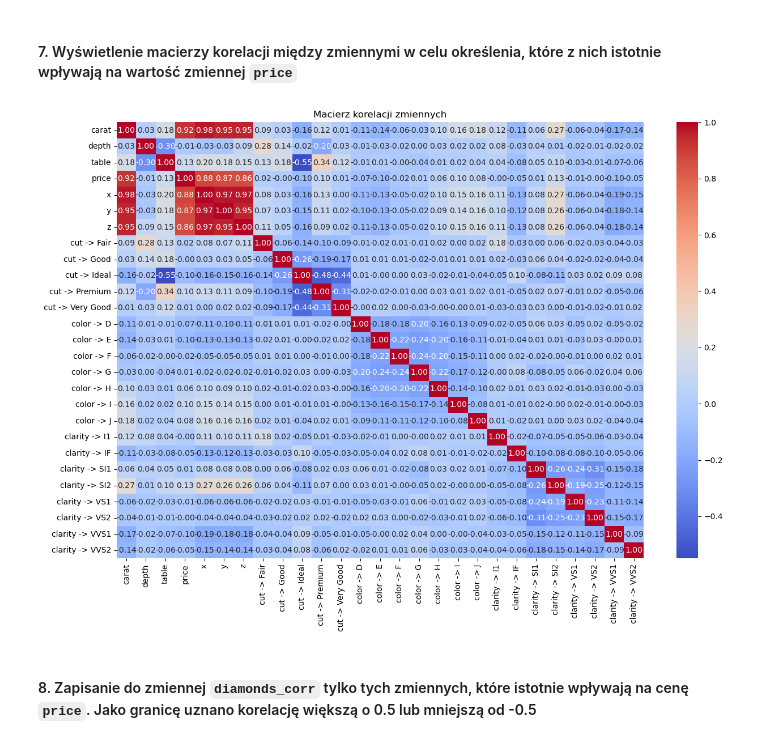
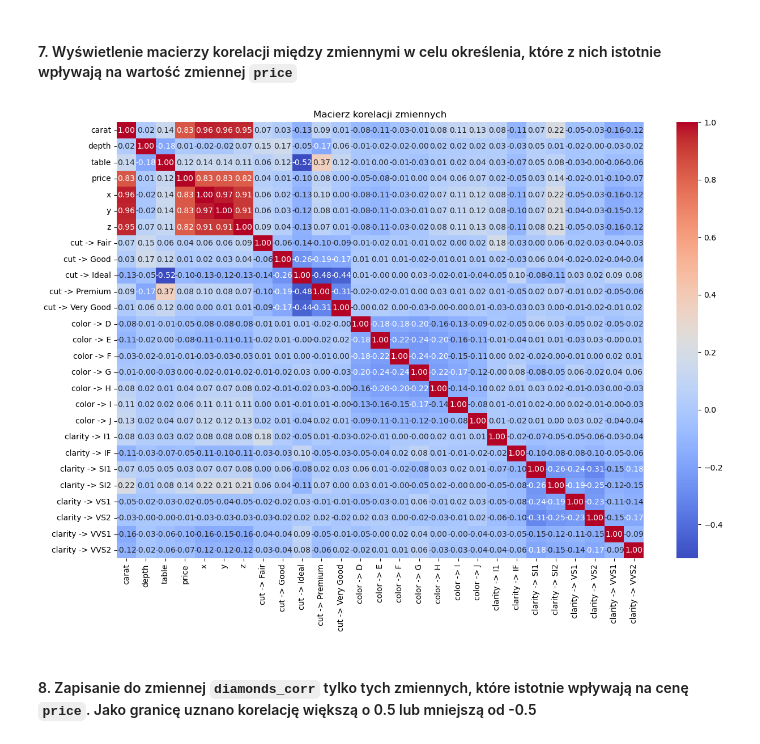
Before and after one commit to filiphalys02/My-Engineering-Thesis, a Jupyter notebook: ET/Przyklad_1.ipynb, the cells around one changed output. Cells and saved outputs as stored; diff of their text form; code cells hidden in the pictures.

```diff
--- a/ET/Przyklad_1.ipynb
+++ b/ET/Przyklad_1.ipynb
@@ -86,14 +86,14 @@ standarization(diamonds_numeric, columns=['carat', 'depth', 'table', 'x', 'y', '
 # %% [markdown]
 #### 7. Wyświetlenie macierzy korelacji między zmiennymi w celu określenia, które z nich istotnie wpływają na wartość zmiennej `price`
 # %%
-correlation_matrix = diamonds_numeric.corr()
+correlation_matrix = diamonds_numeric.corr(method='kendall')
 
 plt.figure(figsize=(15, 10))
 plt.title('Macierz korelacji zmiennych')
 sns.heatmap(correlation_matrix, annot=True, cmap='coolwarm', fmt='.2f')
 plt.show()
 # %% [output]
-[figure, old version]
+[figure, new version]
 # %% [markdown]
 #### 8. Zapisanie do zmiennej `diamonds_corr` tylko tych zmiennych, które istotnie wpływają na cenę `price`. Jako granicę uznano korelację większą o 0.5 lub mniejszą od -0.5
 # %%
```
Also changed, not shown: parts of 4 cells of this notebook, 1 other file.
